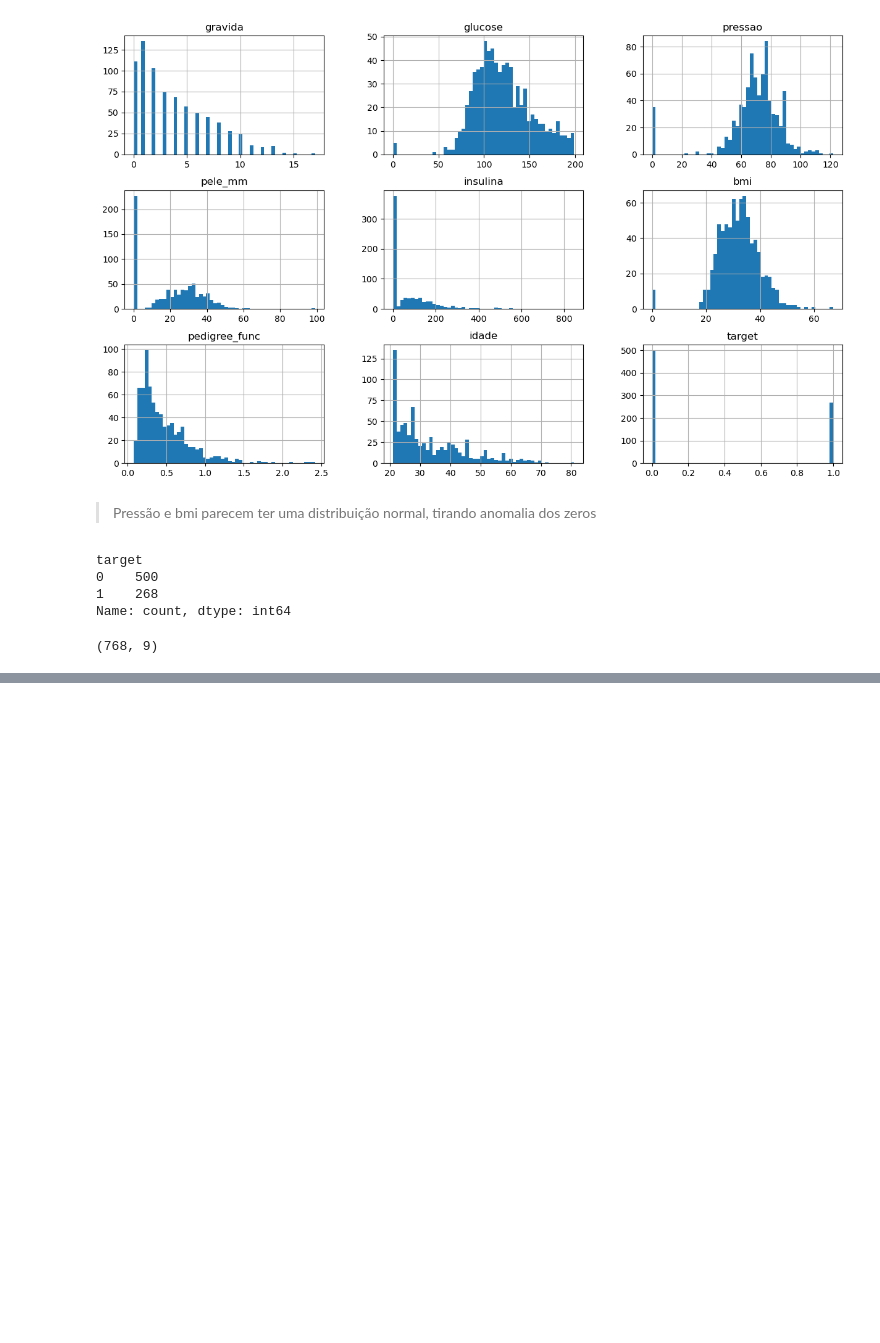
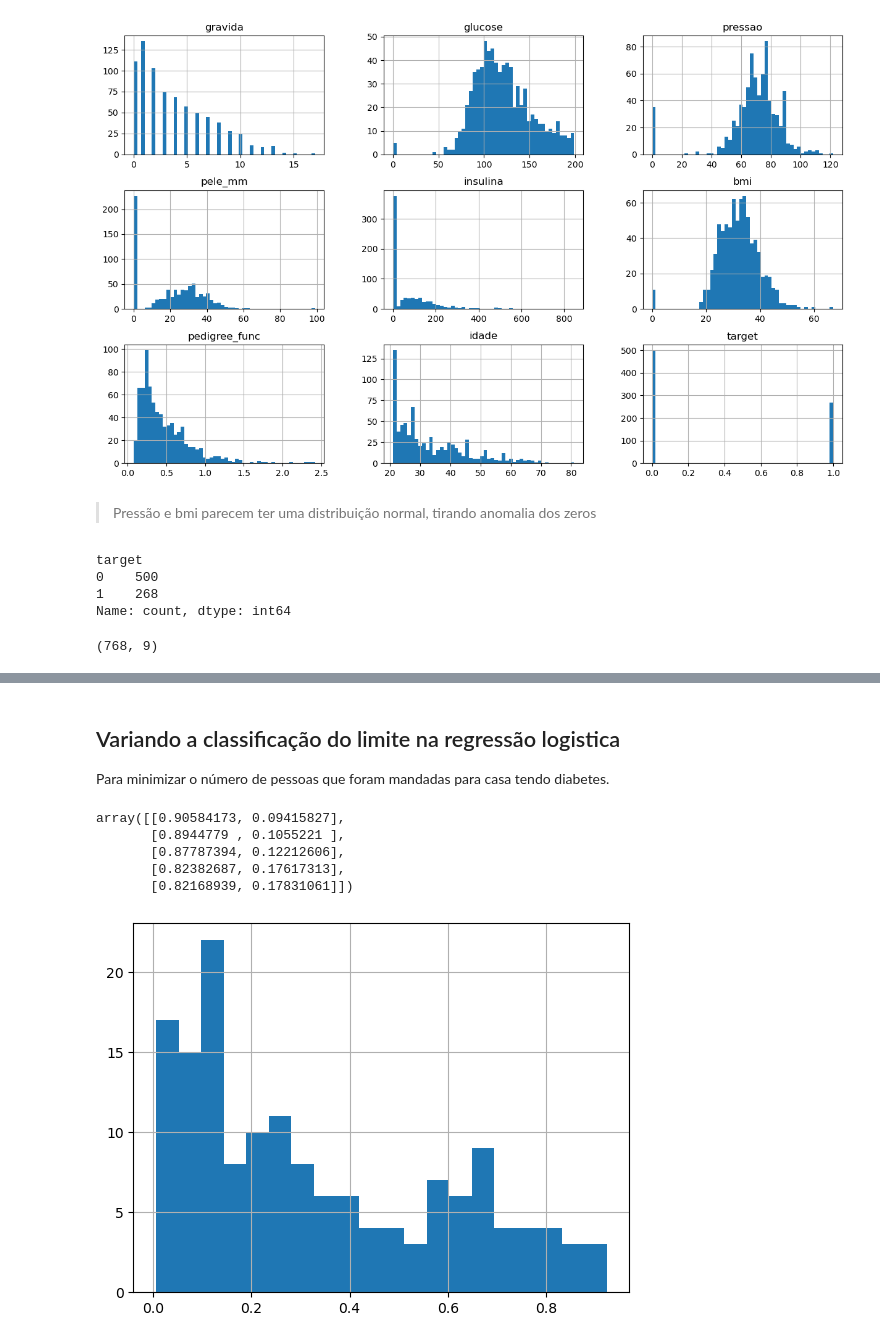
Before and after one commit to samirsaravia/AL-Calc, a Jupyter notebook: ML/scikit-learn/scikit_10.ipynb, the cells around one changed output, grey strips where cells are left out. Drawn from its saved outputs; the diff is of its cells as text; code cells hidden in the pictures; blank space fills up the shorter version.

```diff
--- a/ML/scikit-learn/scikit_10.ipynb
+++ b/ML/scikit-learn/scikit_10.ipynb
@@ -76,0 +87,3 @@ all_data.shape
+# %%
+X = all_data[features_names]
+y = all_data['target']
@@ -76,0 +94,2 @@ all_data.shape
+# %%
+X_treino, X_teste, y_treino, y_teste = train_test_split(X,y,test_size=0.2, random_state=7, stratify=y)
@@ -76,0 +102,3 @@ all_data.shape
+# %%
+lr = LogisticRegression()
+lr.fit(X_treino, y_treino)
@@ -76,0 +138,20 @@ all_data.shape
+# %% [markdown]
+## Variando a classificação do limite na regressão logistica
+
+Para minimizar o número de pessoas que foram mandadas para casa tendo diabetes.
+# %%
+y_prev_proba = lr.predict_proba(X_teste)
+# %%
+y_prev_proba[:5]
+# %% [output]
+array([[0.90584173, 0.09415827],
+       [0.8944779 , 0.1055221 ],
+       [0.87787394, 0.12212606],
+       [0.82382687, 0.17617313],
+       [0.82168939, 0.17831061]])
+# %%
+# visualizar um histograma do resultado positivo (1)
+pd.Series(y_prev_proba[:,1]).hist(bins=20)
+plt.show()
+# %% [output]
+[figure, added]
```
Also changed, not shown: parts of 63 cells of this notebook, 2 other files.
